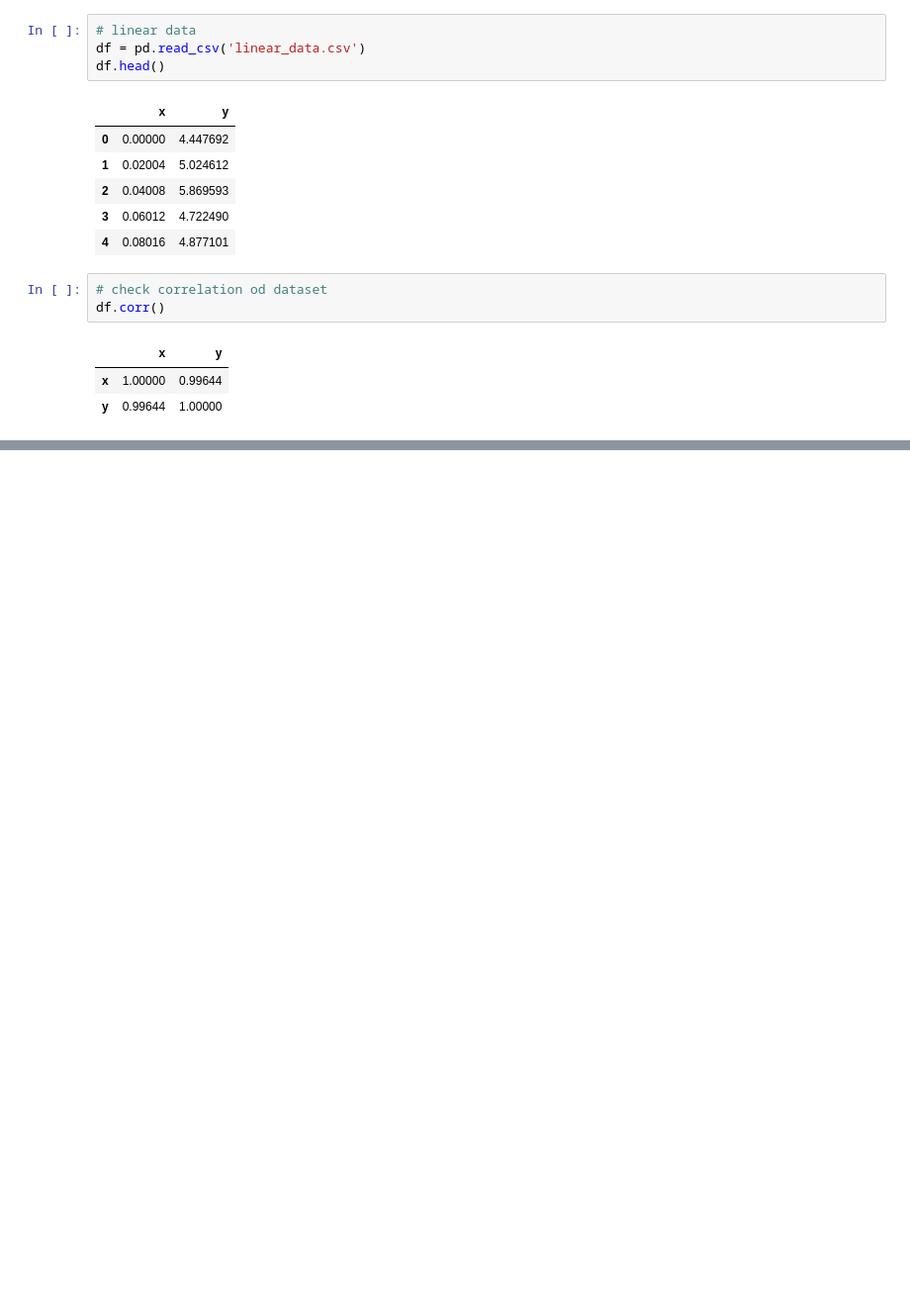
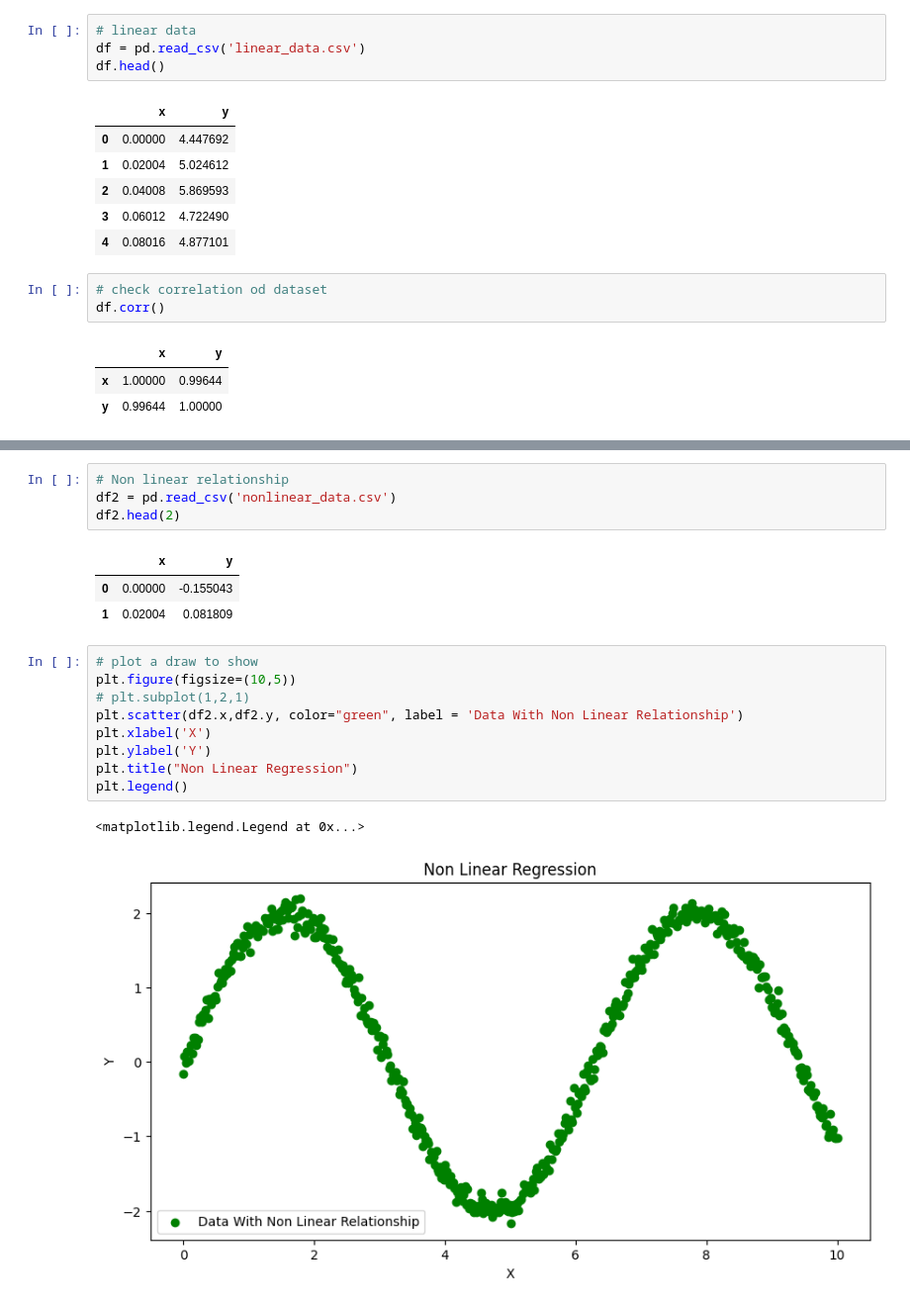
Before and after one commit to subenakhatun/Professional-Certificate-in-Python-for-Machine-Learning-and-Data-Science, a Jupyter notebook: MachineLearning/polynomialRegression.ipynb, the cells around one changed output, grey strips where cells are left out. Shown at 99% size. Drawn from its saved outputs; the diff is of its cells as text; blank space fills up the shorter version.

```diff
--- a/MachineLearning/polynomialRegression.ipynb
+++ b/MachineLearning/polynomialRegression.ipynb
@@ -24,0 +37,20 @@ df.corr()
+# %%
+# Non linear relationship
+df2 = pd.read_csv('nonlinear_data.csv')
+df2.head(2)
+# %% [output]
+|  | x | y |
+| 0 | 0.00000 | -0.155043 |
+| 1 | 0.02004 | 0.081809 |
+# %%
+# plot a draw to show
+plt.figure(figsize=(10,5))
+# plt.subplot(1,2,1)
+plt.scatter(df2.x,df2.y, color="green", label = 'Data With Non Linear Relationship')
+plt.xlabel('X')
+plt.ylabel('Y')
+plt.title("Non Linear Regression")
+plt.legend()
+# %% [output]
+<matplotlib.legend.Legend at 0x...>
+[figure, added]
```
Also changed, not shown: parts of 1 cell of this notebook.
